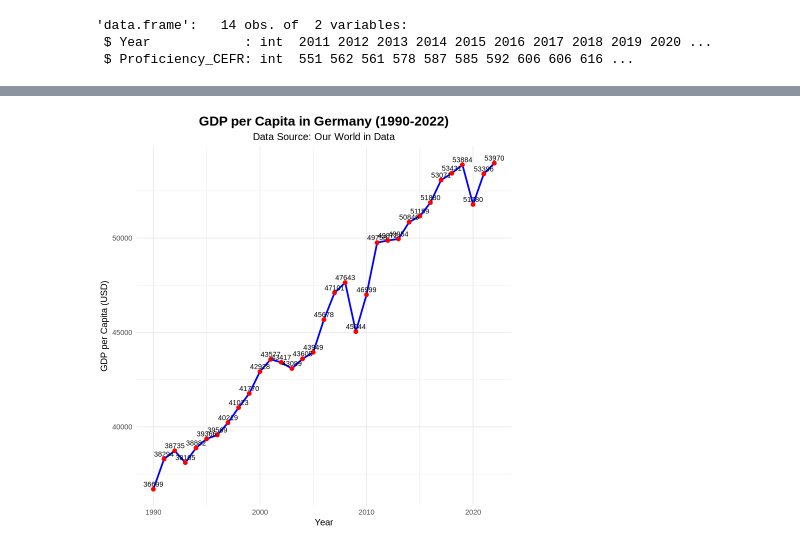
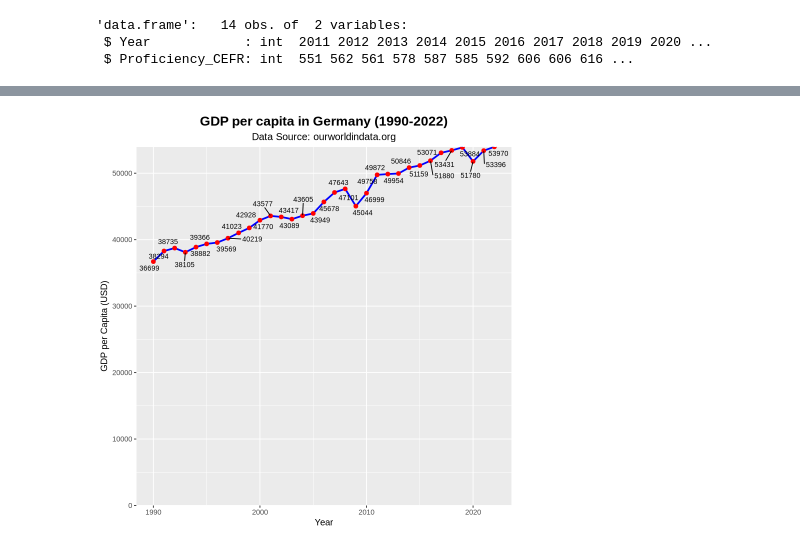
Before and after one commit to sssvint/cds-project, a Jupyter notebook: data/germany/germany_analysis_v1.ipynb, the cells around one changed output, grey strips where cells are left out. Cells and saved outputs as stored; diff of their text form; code cells hidden in the pictures.

Commit message:
updated Germany analysis

```diff
--- a/data/germany/germany_analysis_v1.ipynb
+++ b/data/germany/germany_analysis_v1.ipynb
@@ -116,19 +98,19 @@ ggplot(DEGDP, aes(x = Year, y = GDPperCapita)) +
 # %%
 ggplot(DEGDP, aes(x = Year, y = GDPperCapita)) +
   geom_line(color = "blue", size = 1) +
-  geom_point(color = "red", size = 2) +  # Add points at each year
-  geom_text(aes(label = round(GDPperCapita, 0)),  # Add labels
-            vjust = -0.5, size = 3, color = "black") +
+  geom_point(color = "red", size = 2) +  # points per year
+  geom_text_repel(aes(label = round(GDPperCapita, 0)),  # Labels
+            size = 3, color = "black") +
+    scale_y_continuous(expand = c(0, 0), limits = c(0, NA)) +
   labs(
-    title = "GDP per Capita in Germany (1990-2022)",
-    subtitle = "Data Source: Our World in Data",
+    title = "GDP per capita in Germany (1990-2022)",
+    subtitle = "Data Source: ourworldindata.org",
     x = "Year",
     y = "GDP per Capita (USD)"
   ) +
-  theme_minimal() +
   theme(
     plot.title = element_text(hjust = 0.5, face = "bold", size = 16),
     plot.subtitle = element_text(hjust = 0.5, size = 12)
   )
 # %% [output]
-[figure, old version]
+[figure, new version]
```
Also changed, not shown: parts of 17 cells of this notebook.
